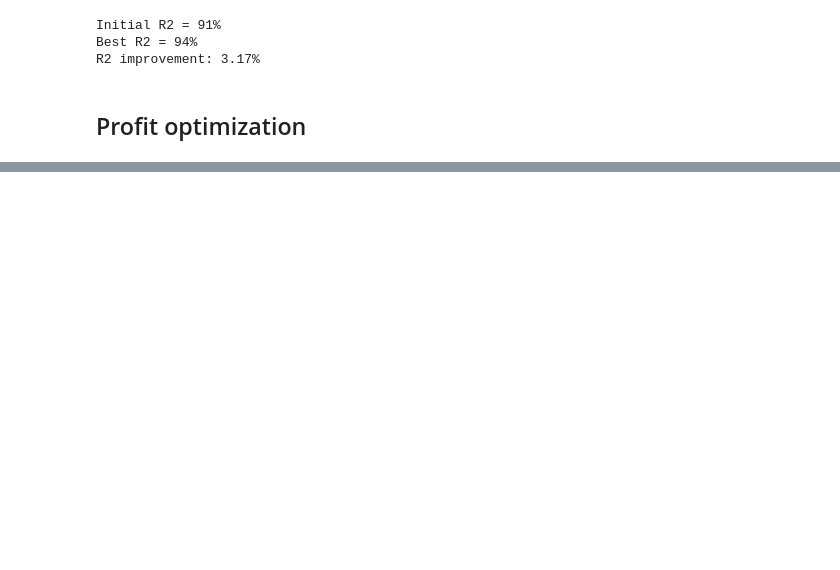
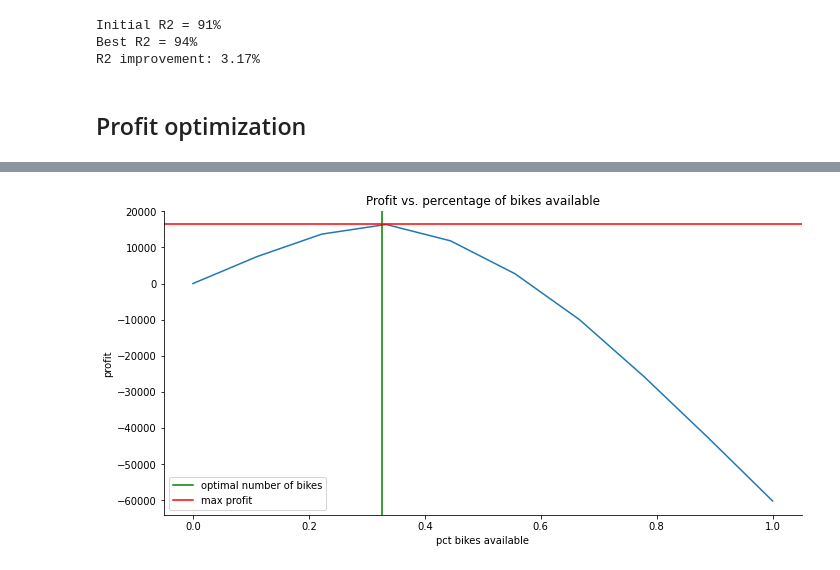
Before and after one commit to khrapovs/playing-with-uci-bike-sharing-data, a Jupyter notebook: notebook.ipynb, the cells around one changed output, grey strips where cells are left out. Cells and saved outputs as stored; diff of their text form; code cells hidden in the pictures; blank space fills up the shorter version.

Commit message:
Profit optimization

```diff
--- a/notebook.ipynb
+++ b/notebook.ipynb
@@ -283,10 +284,17 @@ R2 improvement: 3.17%
 REVENUE_PER_RENTAL = 10
 BIKE_COST_PER_DAY = 7
 
+np.random.seed(42)
+
 predictions = best_model.predict(X=data_test)
 residuals = y_test - predictions
 simulated_residuals = norm.rvs(loc=residuals.mean(), scale=residuals.std(), size=predictions.shape[0])
-simulated_demand = predictions + simulated_residuals
-profit_for_max_nr_of_bikes_needed = (simulated_demand * (REVENUE_PER_RENTAL - BIKE_COST_PER_DAY)).sum()
+simulated_demand = (predictions + simulated_residuals) / MAX_RENTALS_PER_BIKE_PER_DAY
+
+def compute_profit(bikes_available: int) -> float:
+    satisfied_demand = np.where(simulated_demand < bikes_available, simulated_demand, bikes_available)
+    return (satisfied_demand * REVENUE_PER_RENTAL - bikes_available * BIKE_COST_PER_DAY).sum()
+
+profit_for_max_nr_of_bikes_needed = compute_profit(bikes_available=max_nr_of_bikes_needed)
 print(f"Profit for maximum available number of bikes: {profit_for_max_nr_of_bikes_needed:.0f}")
 # %% [output]
@@ -293,0 +302,19 @@ Profit for maximum available number of bikes: 368562
+# %%
+profit = list()
+lbl_profit = "profit"
+
+for bikes_available in grid_bikes_available:
+    profit.append(
+        {lbl_pct_bikes_available: bikes_available / max_nr_of_bikes_needed,
+         lbl_profit: compute_profit(bikes_available=bikes_available)}
+    )
+profit = pd.DataFrame(profit)
+# %%
+%%time
+
+def compute_loss(bikes_available: int) -> float:
+    return -compute_profit(bikes_available=bikes_available)
+
+grid = (slice(0, max_nr_of_bikes_needed, max_nr_of_bikes_needed / 10),)
+opt_result = brute(func=compute_loss, ranges=grid, full_output=True)
+opt_result
@@ -293,0 +332,15 @@ Profit for maximum available number of bikes: 368562
+# %%
+sns.relplot(
+    x=lbl_pct_bikes_available,
+    y=lbl_profit,
+    kind="line",
+    aspect=2,
+    data=profit,
+)
+plt.axvline(opt_result[0] / max_nr_of_bikes_needed, color="green", label="optimal number of bikes")
+plt.axhline(-opt_result[1], color="r", label="max profit")
+plt.title("Profit vs. percentage of bikes available")
+plt.legend()
+plt.show()
+# %% [output]
+[figure, added]
```
Also changed, not shown: parts of 3 cells of this notebook.
